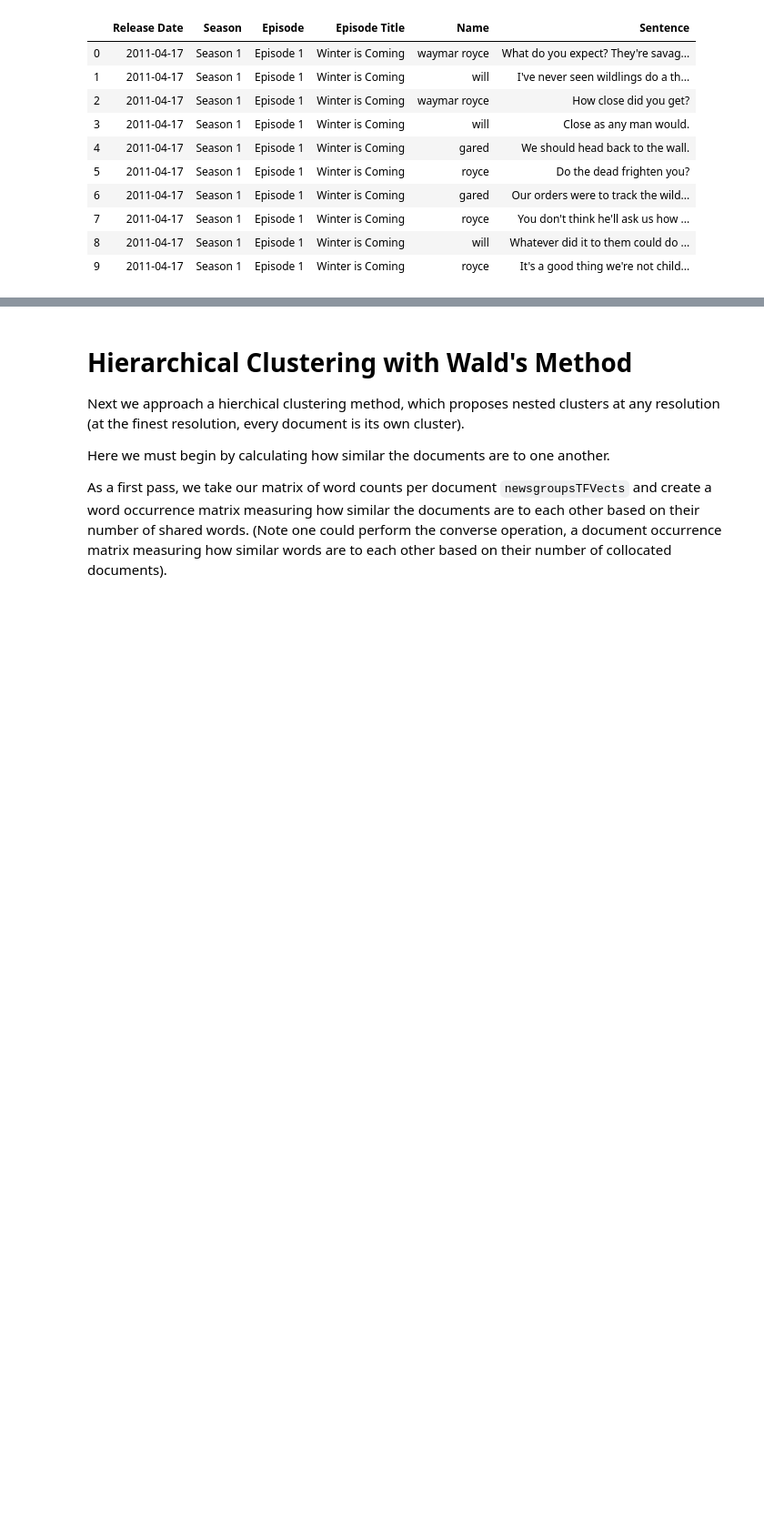
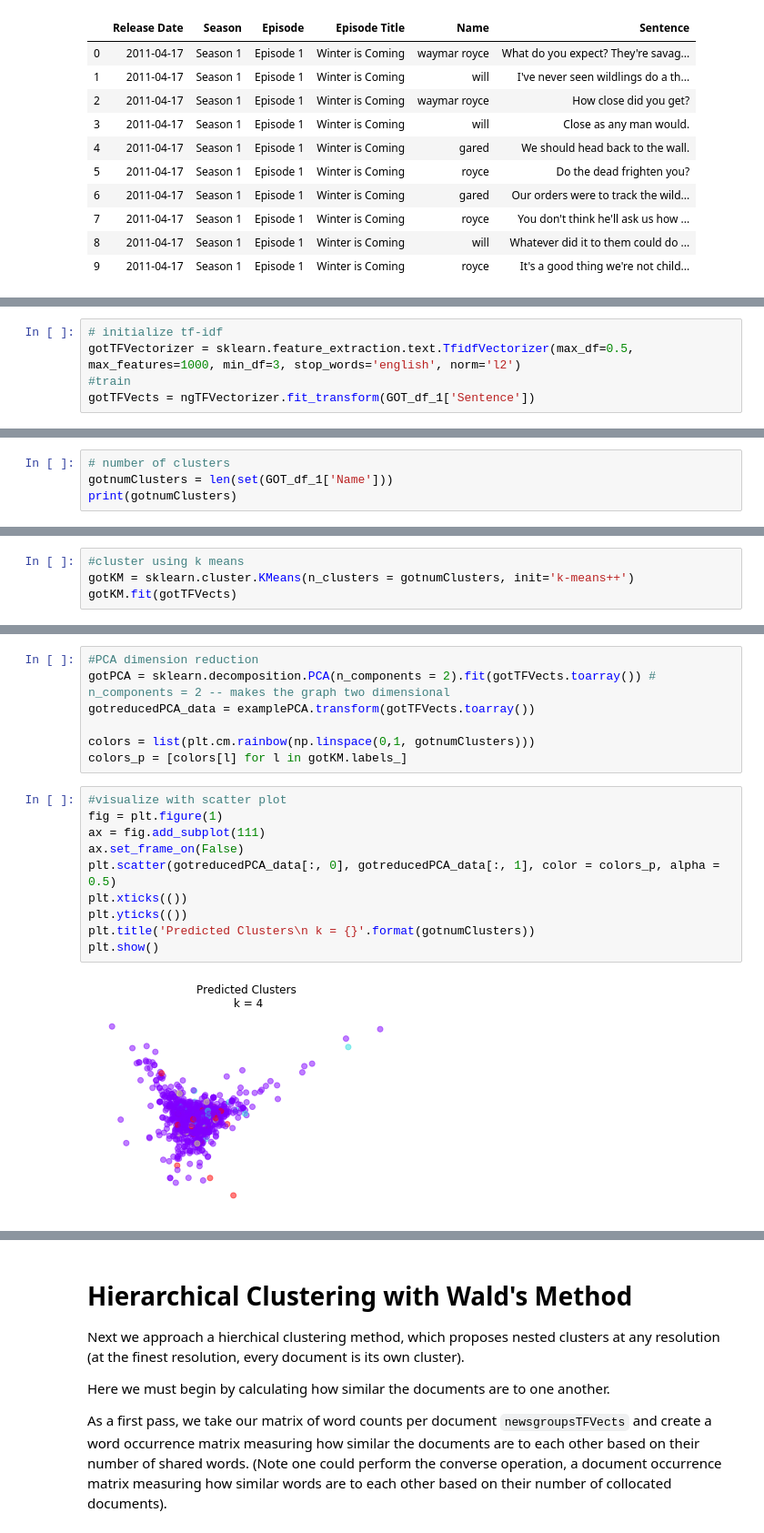
Before and after one commit to VivianQian19/Content-Analysis-2020, a Jupyter notebook: week-6/6-Discovering-Patterns-Clusters-and-Topics.ipynb, the cells around one changed output, grey strips where cells are left out. Shown at 91% size. Drawn from its saved outputs; the diff is of its cells as text; blank space fills up the shorter version.

```diff
--- a/week-6/6-Discovering-Patterns-Clusters-and-Topics.ipynb
+++ b/week-6/6-Discovering-Patterns-Clusters-and-Topics.ipynb
@@ -753,0 +748,5 @@ newsgroupsDF[:10]
+# %%
+# initialize tf-idf
+gotTFVectorizer = sklearn.feature_extraction.text.TfidfVectorizer(max_df=0.5, max_features=1000, min_df=3, stop_words='english', norm='l2')
+#train
+gotTFVects = ngTFVectorizer.fit_transform(GOT_df_1['Sentence'])
@@ -753,0 +761,4 @@ newsgroupsDF[:10]
+# %%
+# number of clusters
+gotnumClusters = len(set(GOT_df_1['Name']))
+print(gotnumClusters)
@@ -753,0 +767,4 @@ newsgroupsDF[:10]
+# %%
+#cluster using k means
+gotKM = sklearn.cluster.KMeans(n_clusters = gotnumClusters, init='k-means++')
+gotKM.fit(gotTFVects)
@@ -753,0 +799,19 @@ newsgroupsDF[:10]
+# %%
+#PCA dimension reduction
+gotPCA = sklearn.decomposition.PCA(n_components = 2).fit(gotTFVects.toarray()) # n_components = 2 -- makes the graph two dimensional
+gotreducedPCA_data = examplePCA.transform(gotTFVects.toarray())
+
+colors = list(plt.cm.rainbow(np.linspace(0,1, gotnumClusters)))
+colors_p = [colors[l] for l in gotKM.labels_]
+# %%
+#visualize with scatter plot
+fig = plt.figure(1)
+ax = fig.add_subplot(111)
+ax.set_frame_on(False)
+plt.scatter(gotreducedPCA_data[:, 0], gotreducedPCA_data[:, 1], color = colors_p, alpha = 0.5)
+plt.xticks(())
+plt.yticks(())
+plt.title('Predicted Clusters\n k = {}'.format(gotnumClusters))
+plt.show()
+# %% [output]
+[figure, added]
```
Also changed, not shown: parts of 18 cells of this notebook.
